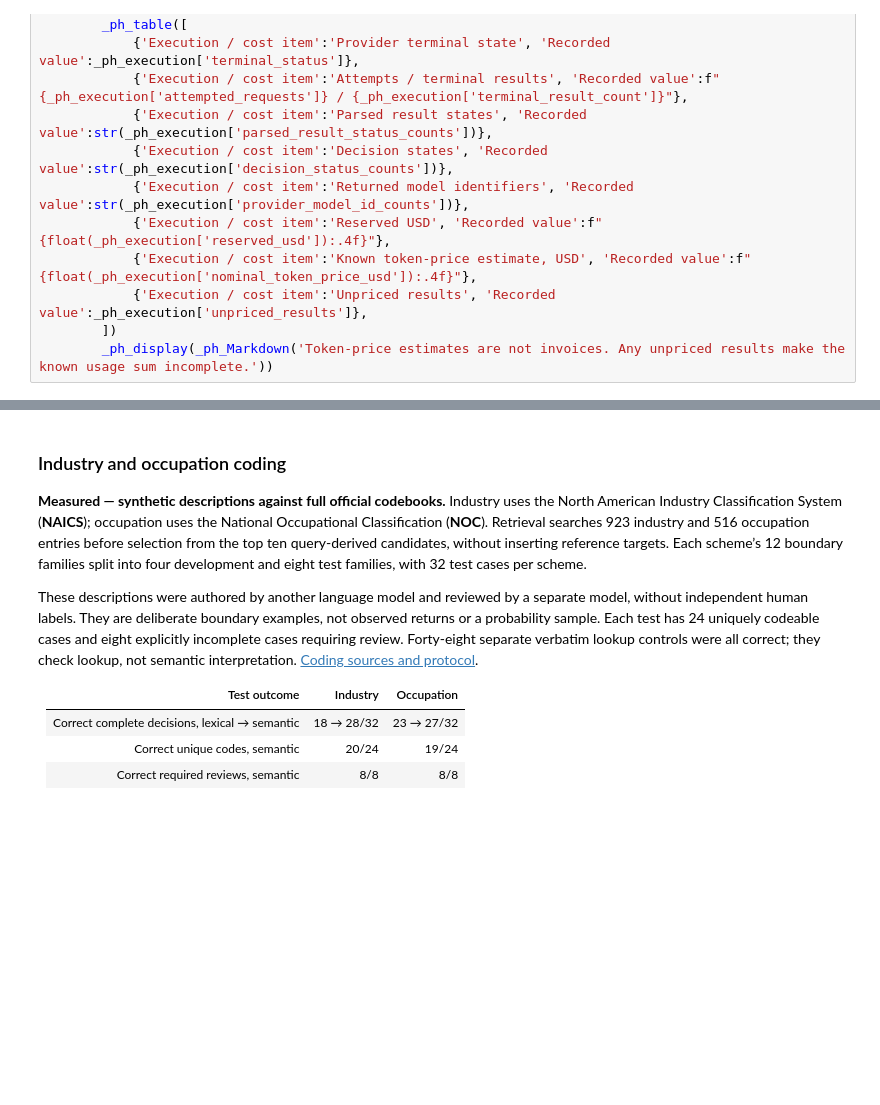
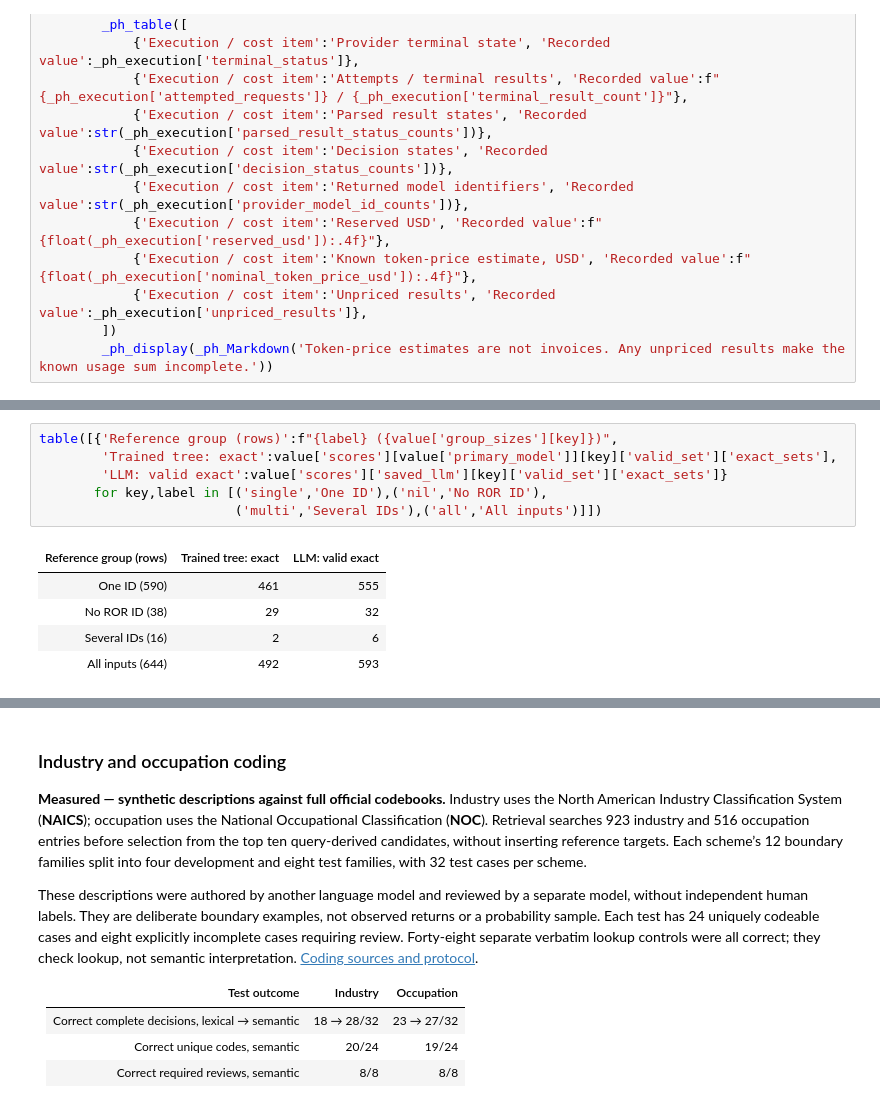
Before and after one commit to hananather/LLM-notes, a Jupyter notebook: LLM_basics/record-linkage-with-semantic-operators.ipynb, the cells around one changed output, grey strips where cells are left out. Cells and saved outputs as stored; diff of their text form; blank space fills up the shorter version.

```diff
--- a/LLM_basics/record-linkage-with-semantic-operators.ipynb
+++ b/LLM_basics/record-linkage-with-semantic-operators.ipynb
@@ -830,2 +854,14 @@ table([
+# %%
+table([{'Reference group (rows)':f"{label} ({value['group_sizes'][key]})",
+        'Trained tree: exact':value['scores'][value['primary_model']][key]['valid_set']['exact_sets'],
+        'LLM: valid exact':value['scores']['saved_llm'][key]['valid_set']['exact_sets']}
+       for key,label in [('single','One ID'),('nil','No ROR ID'),
+                         ('multi','Several IDs'),('all','All inputs')]])
+# %% [output]
+| Reference group (rows) | Trained tree: exact | LLM: valid exact |
+| One ID (590) | 461 | 555 |
+| No ROR ID (38) | 29 | 32 |
+| Several IDs (16) | 2 | 6 |
+| All inputs (644) | 492 | 593 |
 # %% [markdown]
 <a id="dataset-showcase"></a>
```
Also changed, not shown: parts of 8 cells of this notebook, 18 other files.
